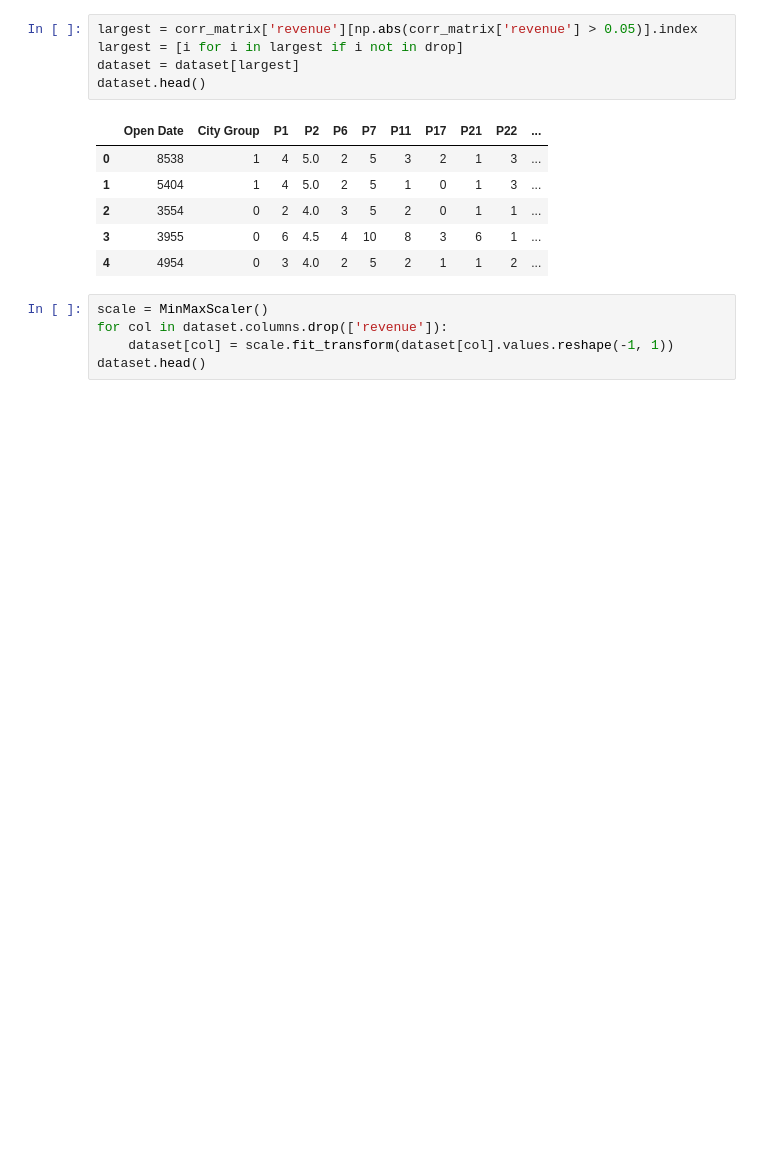
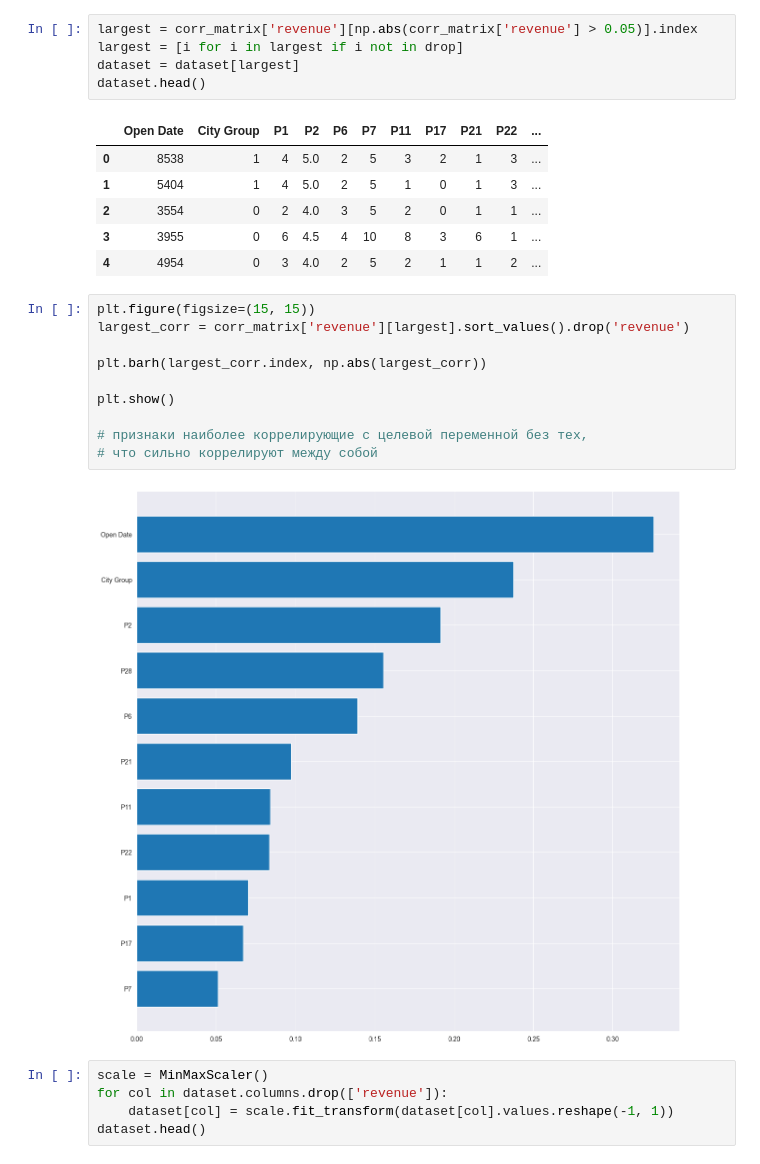
Before and after one commit to Zyblyuk/softarex_test_task, a Jupyter notebook: main.ipynb, the cells around one changed output. Cells and saved outputs as stored; diff of their text form; blank space fills up the shorter version.

```diff
--- a/main.ipynb
+++ b/main.ipynb
@@ -84,6 +86,18 @@ dataset.head()
 | 2 | 3554 | 0 | 2 | 4.0 | 3 | 5 | 2 | 0 | 1 | 1 | ... |
 | 3 | 3955 | 0 | 6 | 4.5 | 4 | 10 | 8 | 3 | 6 | 1 | ... |
 | 4 | 4954 | 0 | 3 | 4.0 | 2 | 5 | 2 | 1 | 1 | 2 | ... |
+# %%
+plt.figure(figsize=(15, 15))
+largest_corr = corr_matrix['revenue'][largest].sort_values().drop('revenue')
+
+plt.barh(largest_corr.index, np.abs(largest_corr))
+
+plt.show()
+
+# признаки наиболее коррелирующие с целевой переменной без тех,
+# что сильно коррелируют между собой
+# %% [output]
+[figure, added]
 # %%
 scale = MinMaxScaler()
 for col in dataset.columns.drop(['revenue']):
```
Also changed, not shown: parts of 14 cells of this notebook.
